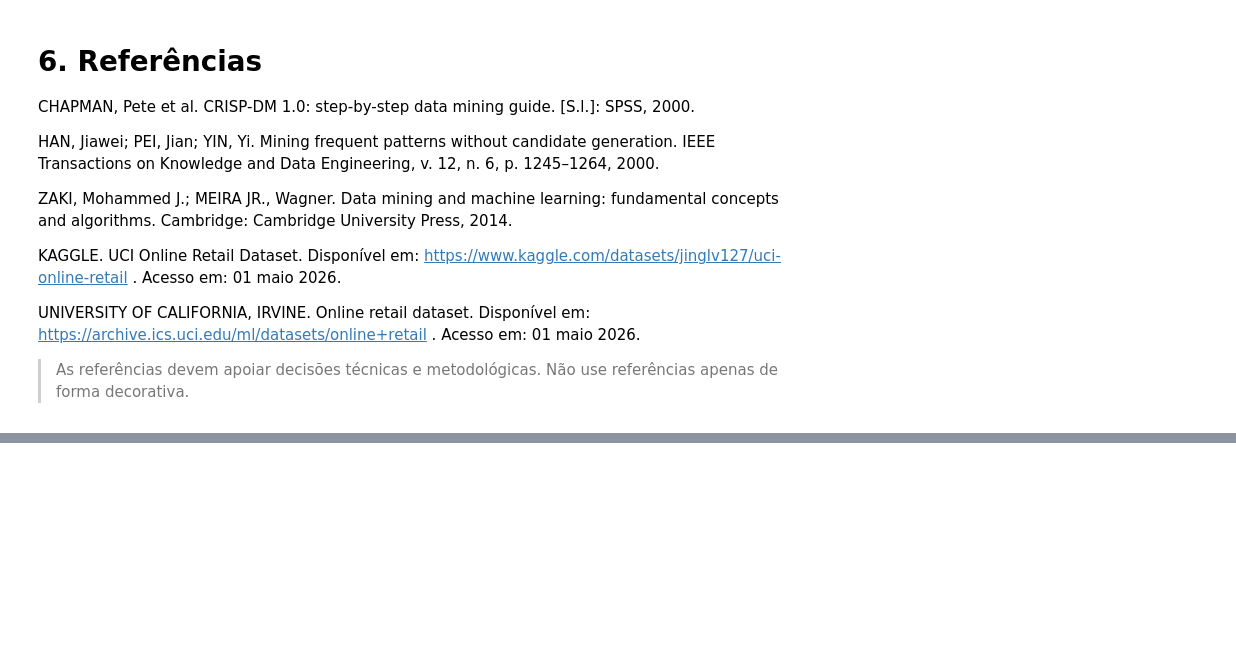
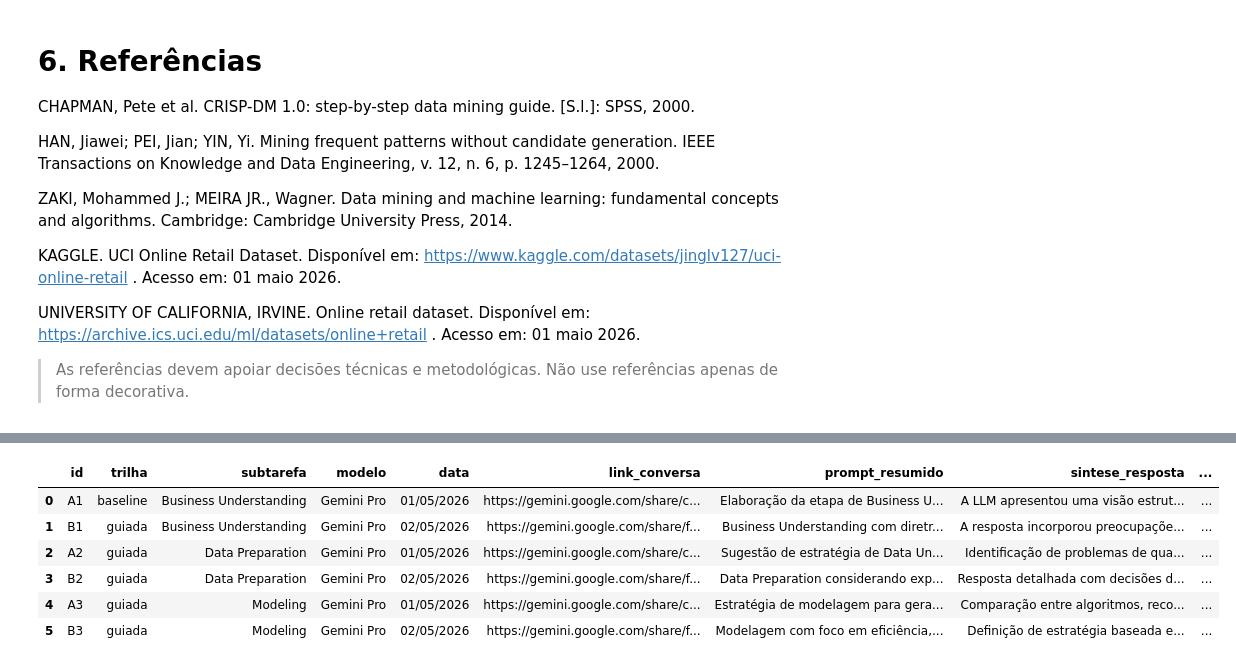
Before and after one commit to carolinabarcellos/TP1-Mineracao, a Jupyter notebook: TP1_Fase2_Grupo1.ipynb, the cells around one changed output, grey strips where cells are left out. Saved outputs shown, nothing was run; the diff lists cells and outputs as text; code cells hidden in the pictures; blank space fills up the shorter version.

```diff
--- a/TP1_Fase2_Grupo1.ipynb
+++ b/TP1_Fase2_Grupo1.ipynb
@@ -1788,0 +1698,86 @@ display(df_registros_llm)
+# %%
+registros_llm = [
+    {
+        "id": "A1",
+        "trilha": "baseline",
+        "subtarefa": "Business Understanding",
+        "modelo": "Gemini Pro",
+        "data": "01/05/2026",
+        "link_conversa": "https://gemini.google.com/share/continue/68ab6ed73c21",
+        "prompt_resumido": "Elaboração da etapa de Business Understanding para Market Basket Analysis no dataset UCI Online Retail.",
+        "sintese_resposta": "A LLM apresentou uma visão estruturada do problema, incluindo objetivos de negócio (cross-selling, marketing), descrição do dataset e relação entre dados e análise de cesta de compras.",
+        "decisao_grupo": "CORRIGIDA",
+        "comentario_critico": "Resposta clara e bem estruturada, porém superficial em relação a riscos e limitações."
+    },
+    {
+        "id": "B1",
+        "trilha": "guiada",
+        "subtarefa": "Business Understanding",
+        "modelo": "Gemini Pro",
+        "data": "02/05/2026",
+        "link_conversa": "https://gemini.google.com/share/fbcba6dba3a7",
+        "prompt_resumido": "Business Understanding com diretrizes de IA responsável (explicabilidade e escalabilidade).",
+        "sintese_resposta": "A resposta incorporou preocupações com explicabilidade, eficiência e escalabilidade, sugerindo uso de métricas como lift e priorização de algoritmos eficientes como FP-Growth.",
+        "decisao_grupo": "ACEITA",
+        "comentario_critico": "Resposta mais completa e alinhada às diretrizes do trabalho. Ainda assim, algumas limitações práticas não foram aprofundadas, exigindo complementação pelo grupo."
+    },
+    {
+        "id": "A2",
+        "trilha": "guiada",
+        "subtarefa": "Data Preparation",
+        "modelo": "Gemini Pro",
+        "data": "01/05/2026",
+        "link_conversa": "https://gemini.google.com/share/continue/68ab6ed73c21",
+        "prompt_resumido": "Sugestão de estratégia de Data Understanding e Data Preparation para Market Basket Analysis.",
+        "sintese_resposta": "Identificação de problemas de qualidade (nulos, outliers, inconsistências), sugestões de limpeza (remoção de cancelamentos, valores negativos) e transformação para matriz transacional binária.",
+        "decisao_grupo": "CORRIGIDA",
+        "comentario_critico": "Boa identificação de problemas, porém omitiu a necessidade de padronização da coluna Description e não discutiu adequadamente o impacto de diferentes representações de um mesmo produto."
+    },
+    {
+        "id": "B2",
+        "trilha": "guiada",
+        "subtarefa": "Data Preparation",
+        "modelo": "Gemini Pro",
+        "data": "02/05/2026",
+        "link_conversa": "https://gemini.google.com/share/fbcba6dba3a7",
+        "prompt_resumido": "Data Preparation considerando explicabilidade, eficiência e riscos de viés.",
+        "sintese_resposta": "Resposta detalhada com decisões de limpeza, transformação em cestas, análise de viés (geográfico e B2B), e impacto das escolhas na mineração.",
+        "decisao_grupo": "CORRIGIDA",
+        "comentario_critico": "Resposta robusta e alinhada com boas práticas. Pequenas simplificações foram ajustadas pelo grupo, como critérios mais claros de filtragem e redução de dimensionalidade. Todavia, também omitiu a necessidade de padronização da coluna Description e não discutiu adequadamente o impacto de diferentes representações de um mesmo produto."
+    },
+    {
+        "id": "A3",
+        "trilha": "guiada",
+        "subtarefa": "Modeling",
+        "modelo": "Gemini Pro",
+        "data": "01/05/2026",
+        "link_conversa": "https://gemini.google.com/share/continue/68ab6ed73c21",
+        "prompt_resumido": "Estratégia de modelagem para geração de regras de associação (Apriori, FP-Growth, Eclat).",
+        "sintese_resposta": "Comparação entre algoritmos, recomendação do FP-Growth, definição inicial de parâmetros (suporte, confiança, lift) e estratégias de geração de regras.",
+        "decisao_grupo": "ACEITA",
+        "comentario_critico": "Resposta consistente e aplicável na prática. Ainda assim, o grupo refinou critérios de filtragem e priorização de regras para melhor alinhamento com o objetivo de negócio."
+    },
+    {
+        "id": "B3",
+        "trilha": "guiada",
+        "subtarefa": "Modeling",
+        "modelo": "Gemini Pro",
+        "data": "02/05/2026",
+        "link_conversa": "https://gemini.google.com/share/fbcba6dba3a7",
+        "prompt_resumido": "Modelagem com foco em eficiência, explicabilidade e trade-offs.",
+        "sintese_resposta": "Definição de estratégia baseada em FP-Growth, uso de exploração iterativa de parâmetros, filtragem por lift e análise de trade-offs entre desempenho e qualidade.",
+        "decisao_grupo": "ACEITA",
+        "comentario_critico": "Boa base conceitual. Resposta adequada ao problema"
+    }
+]
+
+df_registros_llm = pd.DataFrame(registros_llm)
+display(df_registros_llm)
+# %% [output]
+|  | id | trilha | subtarefa | modelo | data | link_conversa | prompt_resumido | sintese_resposta | ... |
+| 0 | A1 | baseline | Business Understanding | Gemini Pro | 01/05/2026 | https://gemini.google.com/share/c... | Elaboração da etapa de Business U... | A LLM apresentou uma visão estrut... | ... |
+| 1 | B1 | guiada | Business Understanding | Gemini Pro | 02/05/2026 | https://gemini.google.com/share/f... | Business Understanding com diretr... | A resposta incorporou preocupaçõe... | ... |
+| 2 | A2 | guiada | Data Preparation | Gemini Pro | 01/05/2026 | https://gemini.google.com/share/c... | Sugestão de estratégia de Data Un... | Identificação de problemas de qua... | ... |
+| 3 | B2 | guiada | Data Preparation | Gemini Pro | 02/05/2026 | https://gemini.google.com/share/f... | Data Preparation considerando exp... | Resposta detalhada com decisões d... | ... |
+| 4 | A3 | guiada | Modeling | Gemini Pro | 01/05/2026 | https://gemini.google.com/share/c... | Estratégia de modelagem para gera... | Comparação entre algoritmos, reco... | ... |
+| 5 | B3 | guiada | Modeling | Gemini Pro | 02/05/2026 | https://gemini.google.com/share/f... | Modelagem com foco em eficiência,... | Definição de estratégia baseada e... | ... |
```
Also changed, not shown: parts of 32 cells of this notebook.
